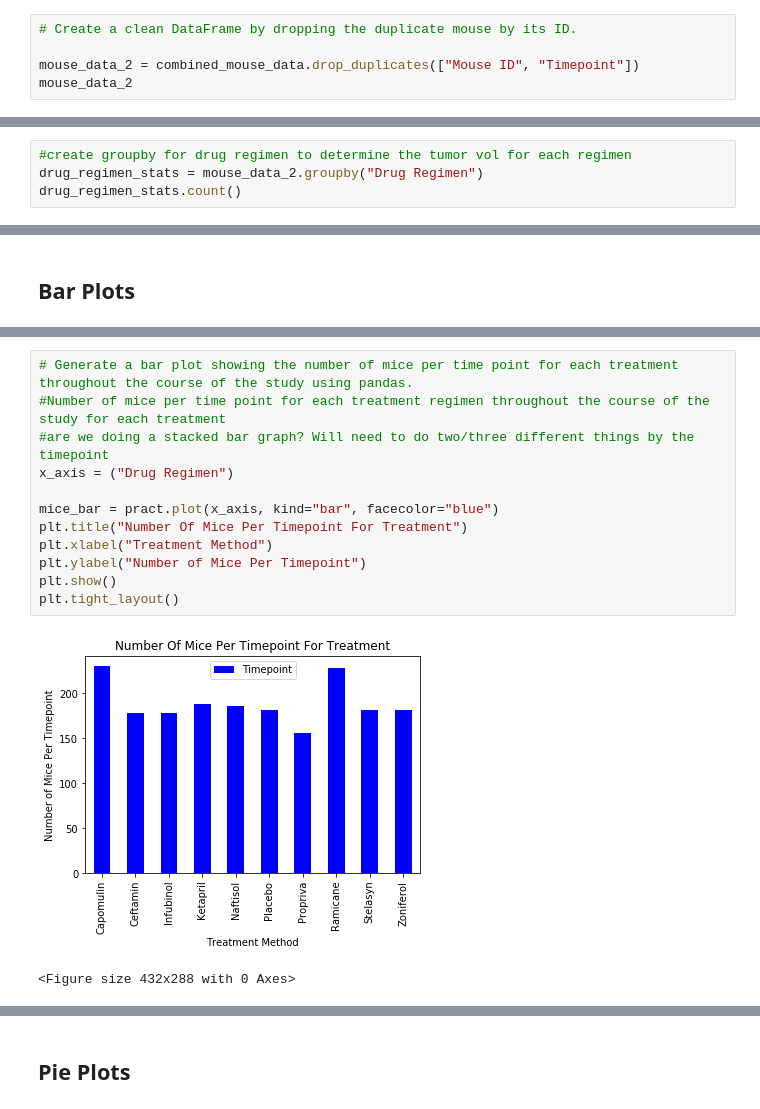
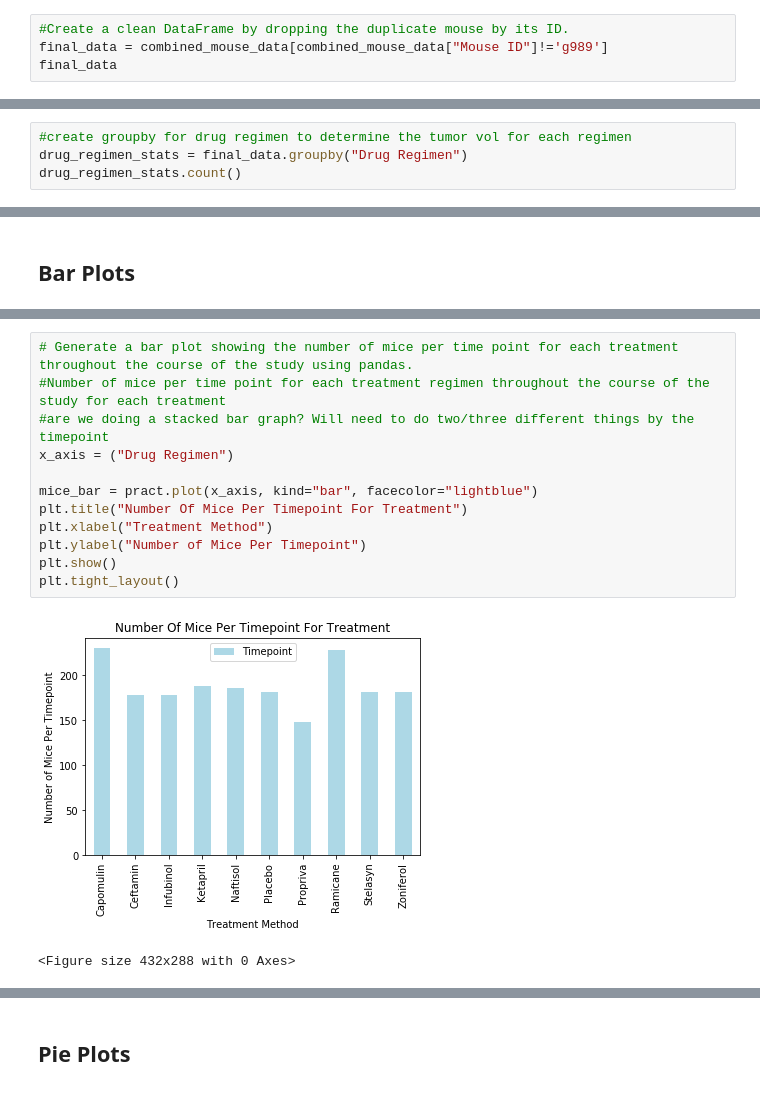
Before and after one commit to EmmaLimoli/matplotlib---pharmaceuticals, a Jupyter notebook: matplotlib_homework/pymaceuticals_starter-Copy1.ipynb, the cells around one changed output, grey strips where cells are left out. Cells and saved outputs as stored; diff of their text form.

```diff
--- a/matplotlib_homework/pymaceuticals_starter-Copy1.ipynb
+++ b/matplotlib_homework/pymaceuticals_starter-Copy1.ipynb
@@ -118,8 +79,7 @@ Length: 259, dtype: float64
 # %%
-# Create a clean DataFrame by dropping the duplicate mouse by its ID.
-
-mouse_data_2 = combined_mouse_data.drop_duplicates(["Mouse ID", "Timepoint"])
-mouse_data_2
+#Create a clean DataFrame by dropping the duplicate mouse by its ID.
+final_data = combined_mouse_data[combined_mouse_data["Mouse ID"]!='g989']
+final_data
 # %% [output]
 |  | Mouse ID | Drug Regimen | Sex | Age_months | Weight (g) | Timepoint | Tumor Volume (mm3) | ... |
 | 0 | k403 | Ramicane | Male | 21 | 16 | 0 | 45.000000 | ... |
@@ -151,7 +135,7 @@ dtype: int64
 ## Summary Statistics
 # %%
 #create groupby for drug regimen to determine the tumor vol for each regimen
-drug_regimen_stats = mouse_data_2.groupby("Drug Regimen")
+drug_regimen_stats = final_data.groupby("Drug Regimen")
 drug_regimen_stats.count()
 # %% [output]
 |  | Mouse ID | Sex | Age_months | Weight (g) | Timepoint | Tumor Volume (mm3) | Metastatic Sites |
@@ -266,17 +251,17 @@ pract
 # %%
 # Generate a bar plot showing the number of mice per time point for each treatment throughout the course of the study using pandas.
 #Number of mice per time point for each treatment regimen throughout the course of the study for each treatment
 #are we doing a stacked bar graph? Will need to do two/three different things by the timepoint
 x_axis = ("Drug Regimen")
 
-mice_bar = pract.plot(x_axis, kind="bar", facecolor="blue")
+mice_bar = pract.plot(x_axis, kind="bar", facecolor="lightblue")
 plt.title("Number Of Mice Per Timepoint For Treatment")
 plt.xlabel("Treatment Method")
 plt.ylabel("Number of Mice Per Timepoint")
 plt.show()
 plt.tight_layout()
 # %% [output]
-[figure, old version]
+[figure, new version]
 <Figure size 432x288 with 0 Axes>
 # %%
 # Generate a bar plot showing the number of mice per time point for each treatment throughout the course of the study using pyplot.
```
Also changed, not shown: parts of 23 cells of this notebook.
